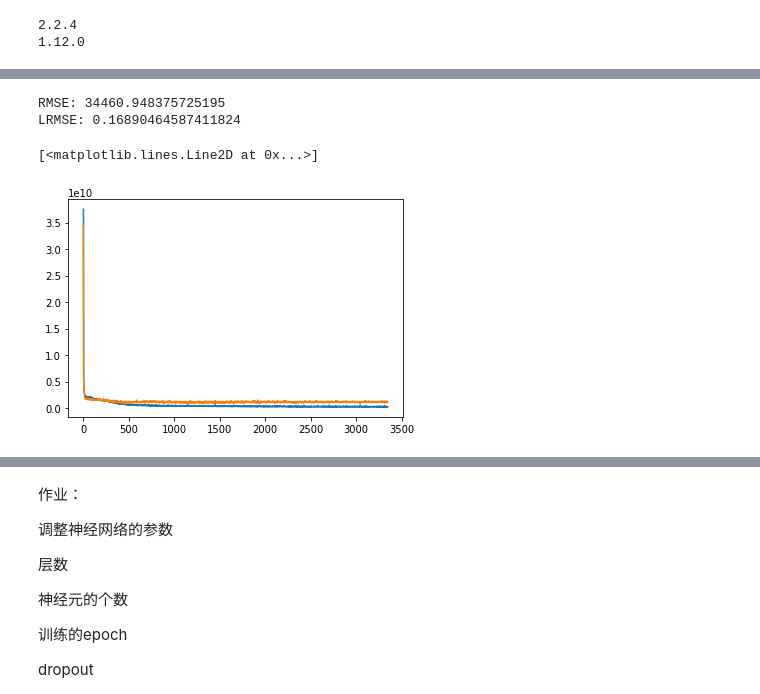
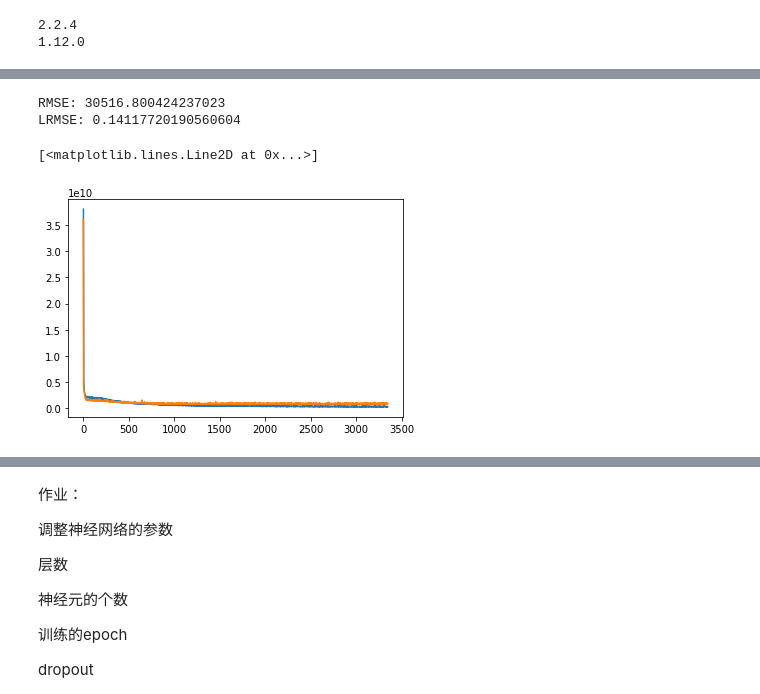
Before and after one commit to lizhicq/AI-course, a Jupyter notebook: 04 - 机器学习实战/ch09 神经网络.ipynb, the cells around one changed output, grey strips where cells are left out. Drawn from its saved outputs; the diff is of its cells as text; code cells hidden in the pictures.

```diff
--- a/04 - 机器学习实战/ch09 神经网络.ipynb
+++ b/04 - 机器学习实战/ch09 神经网络.ipynb
@@ -39,17 +59,17 @@ plt.plot(history.history['loss'])
 # %%
 model=create_model()
 history=model.fit(X_train,y_train,validation_data=(X_test,y_test),
-                  epochs=3350,batch_size=32,verbose=0)
+                  epochs=3350,batch_size=100,verbose=0)
 
 benchmark1(model,X_test,y_test)
 
 plt.plot(history.history['loss'])
 plt.plot(history.history['val_loss'])
 # %% [output]
-RMSE: 34460.948375725195
-LRMSE: 0.16890464587411824
+RMSE: 30516.800424237023
+LRMSE: 0.14117720190560604
 [<matplotlib.lines.Line2D at 0x...>]
-[figure, old version]
+[figure, new version]
 # %%
 model=create_model()
 history=model.fit(X_train,y_train,validation_data=(X_test,y_test),
```
Also changed, not shown: parts of 5 cells of this notebook, 1 other file.
